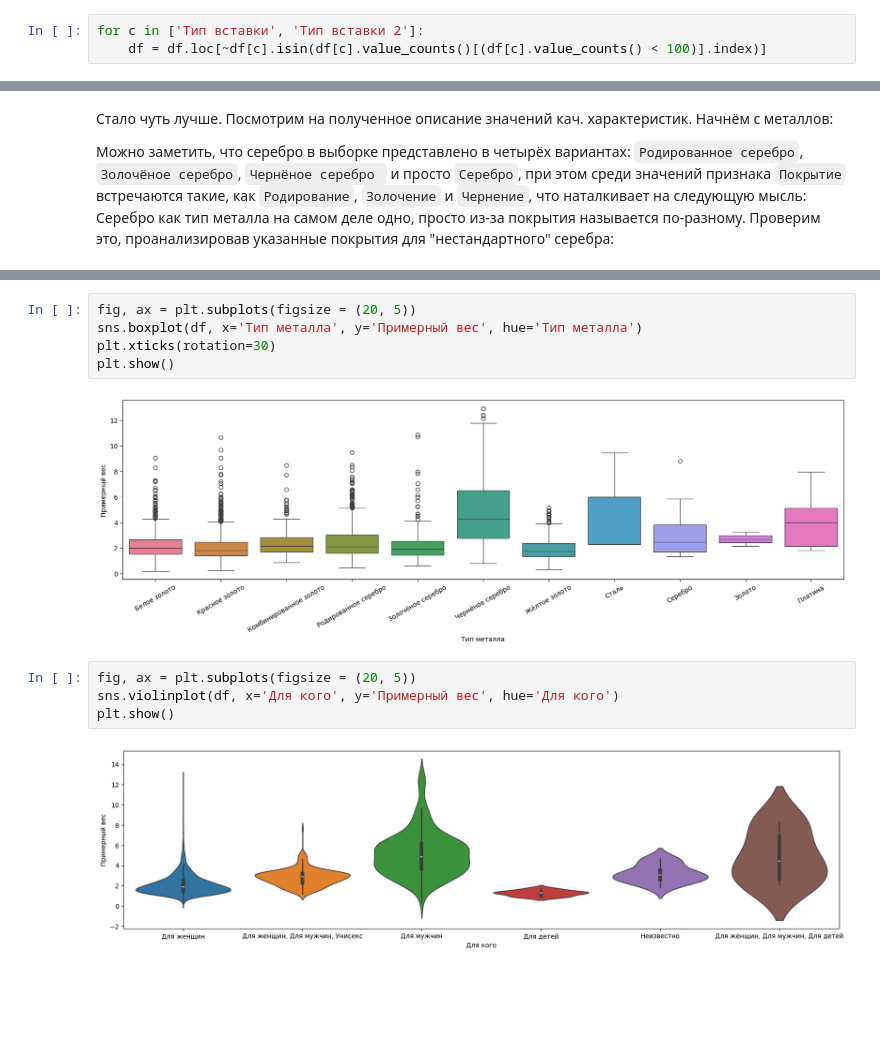
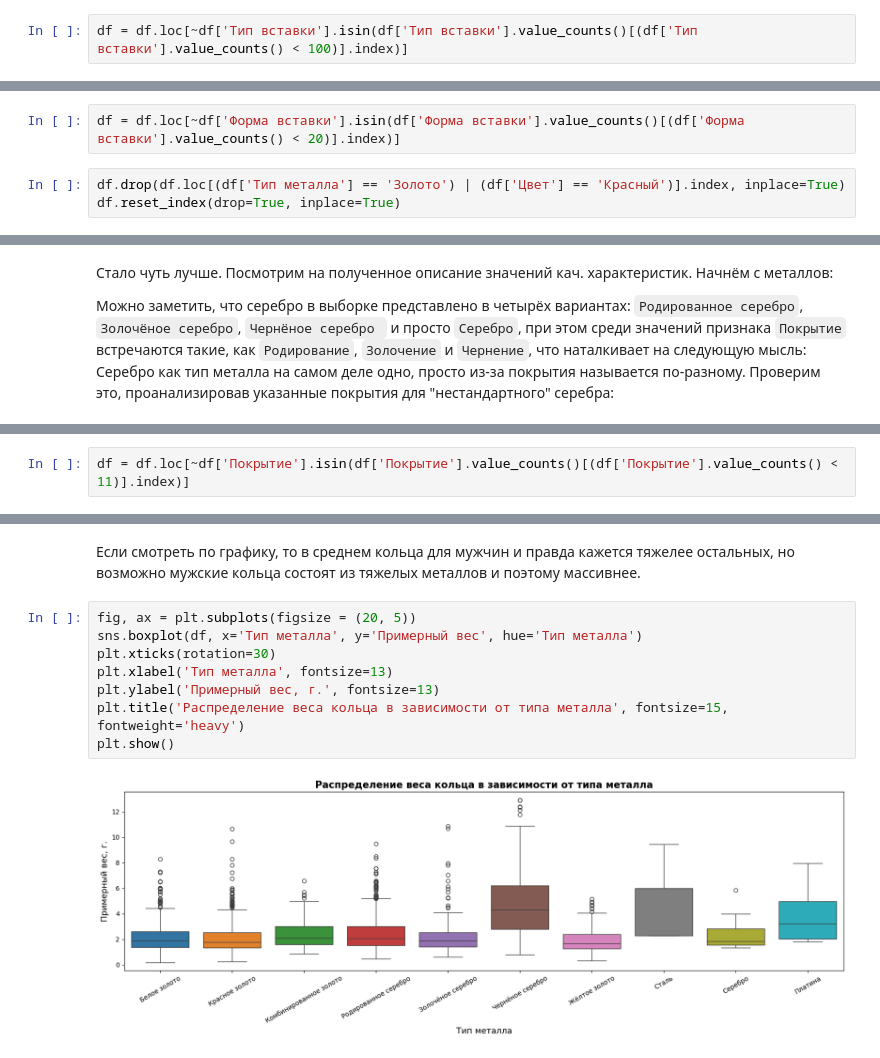
Before and after one commit to tisheedesh/Project, a Jupyter notebook: EDA.ipynb, the cells around one changed output, grey strips where cells are left out. Saved outputs shown, nothing was run; the diff lists cells and outputs as text; blank space fills up the shorter version.

```diff
--- a/EDA.ipynb
+++ b/EDA.ipynb
@@ -211,3 +141,2 @@ Name: count, dtype: int64
 # %%
-for c in ['Тип вставки', 'Тип вставки 2']:
-    df = df.loc[~df[c].isin(df[c].value_counts()[(df[c].value_counts() < 100)].index)]
+df = df.loc[~df['Тип вставки'].isin(df['Тип вставки'].value_counts()[(df['Тип вставки'].value_counts() < 100)].index)]
@@ -350,0 +143,5 @@ Name: count, dtype: int64
+# %%
+df = df.loc[~df['Форма вставки'].isin(df['Форма вставки'].value_counts()[(df['Форма вставки'].value_counts() < 20)].index)]
+# %%
+df.drop(df.loc[(df['Тип металла'] == 'Золото') | (df['Цвет'] == 'Красный')].index, inplace=True)
+df.reset_index(drop=True, inplace=True)
@@ -393,0 +270,2 @@ Name: count, dtype: int64
+# %%
+df = df.loc[~df['Покрытие'].isin(df['Покрытие'].value_counts()[(df['Покрытие'].value_counts() < 11)].index)]
@@ -394,14 +414,13 @@ Name: count, dtype: int64
+# %% [markdown]
+Если смотреть по графику, то в среднем кольца для мужчин и правда кажется тяжелее остальных, но возможно мужские кольца состоят из тяжелых металлов и поэтому массивнее.
 # %%
 fig, ax = plt.subplots(figsize = (20, 5))
 sns.boxplot(df, x='Тип металла', y='Примерный вес', hue='Тип металла')
 plt.xticks(rotation=30)
+plt.xlabel('Тип металла', fontsize=13)
+plt.ylabel('Примерный вес, г.', fontsize=13)
+plt.title('Распределение веса кольца в зависимости от типа металла', fontsize=15, fontweight='heavy')
 plt.show()
 # %% [output]
-[figure, old version]
+[figure, new version]
-# %%
-fig, ax = plt.subplots(figsize = (20, 5))
-sns.violinplot(df, x='Для кого', y='Примерный вес', hue='Для кого')
-plt.show()
-# %% [output]
-[figure, removed]
 # %%
```
Also changed, not shown: parts of 49 cells of this notebook.
